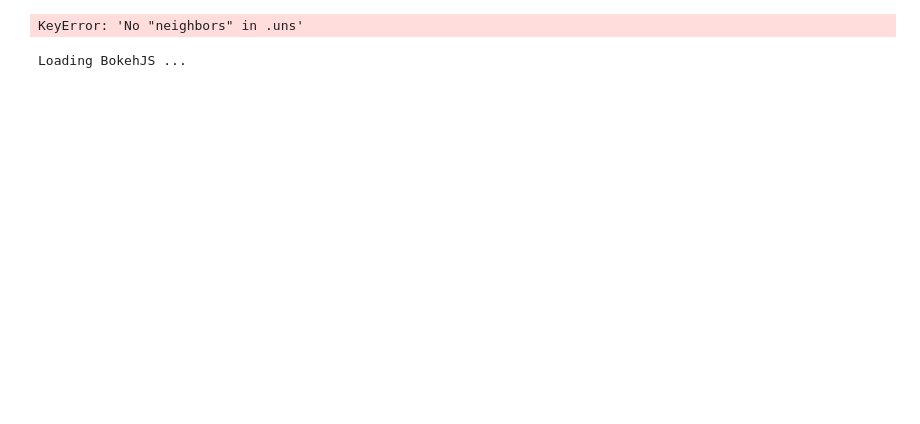
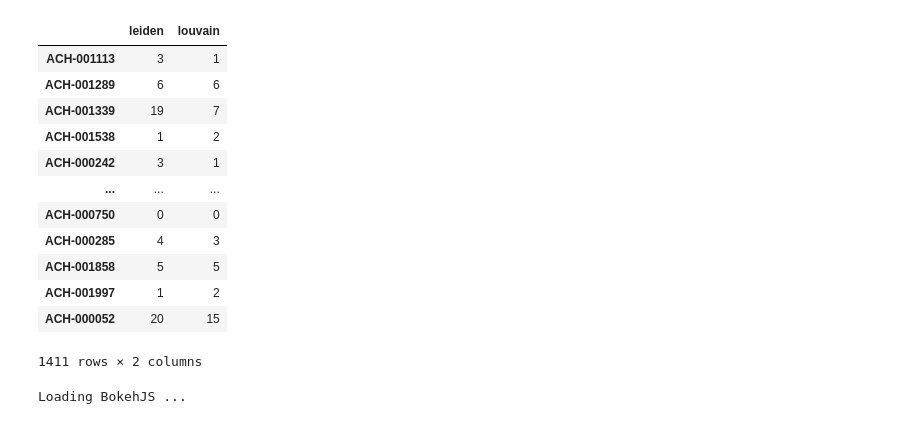
Before and after one commit to broadinstitute/celligner, a Jupyter notebook: Celligner_demo-Copy1.ipynb, the cells around one changed output. Drawn from its saved outputs; the diff is of its cells as text; code cells hidden in the pictures; blank space fills up the shorter version.

```diff
--- a/Celligner_demo-Copy1.ipynb
+++ b/Celligner_demo-Copy1.ipynb
@@ -3,4 +4,4 @@ from scanpy.tl import louvain, leiden
 # %%
 from anndata import AnnData
 # %%
-leiden(AnnData(CCLE_expression))
+ann = AnnData(CCLE_expression)
@@ -9,7 +25,21 @@ KeyError: 'No "neighbors" in .uns'
 # %%
-louvain()
+louvain(ann)
-# %% [output]
-KeyError: 'No "neighbors" in .uns'
+# %%
+ann.obs
+# %% [output]
+|  | leiden | louvain |
+| ACH-001113 | 3 | 1 |
+| ACH-001289 | 6 | 6 |
+| ACH-001339 | 19 | 7 |
+| ACH-001538 | 1 | 2 |
+| ACH-000242 | 3 | 1 |
+| ... | ... | ... |
+| ACH-000750 | 0 | 0 |
+| ACH-000285 | 4 | 3 |
+| ACH-001858 | 5 | 5 |
+| ACH-001997 | 1 | 2 |
+| ACH-000052 | 20 | 15 |
+1411 rows × 2 columns
 # %%
 from genepy.utils import helper as h
 
```
Also changed, not shown: parts of 5 cells of this notebook, 2 other files.
